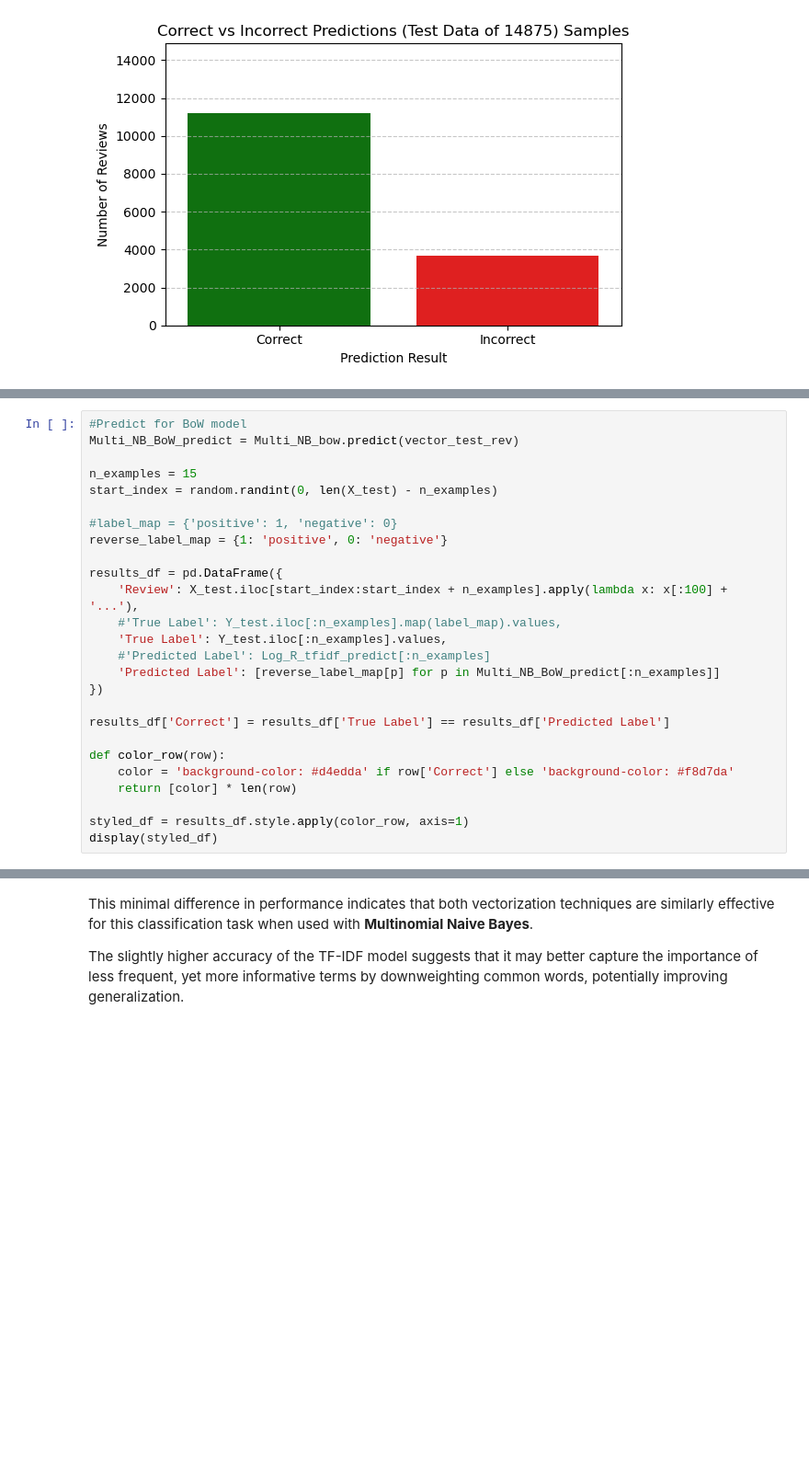
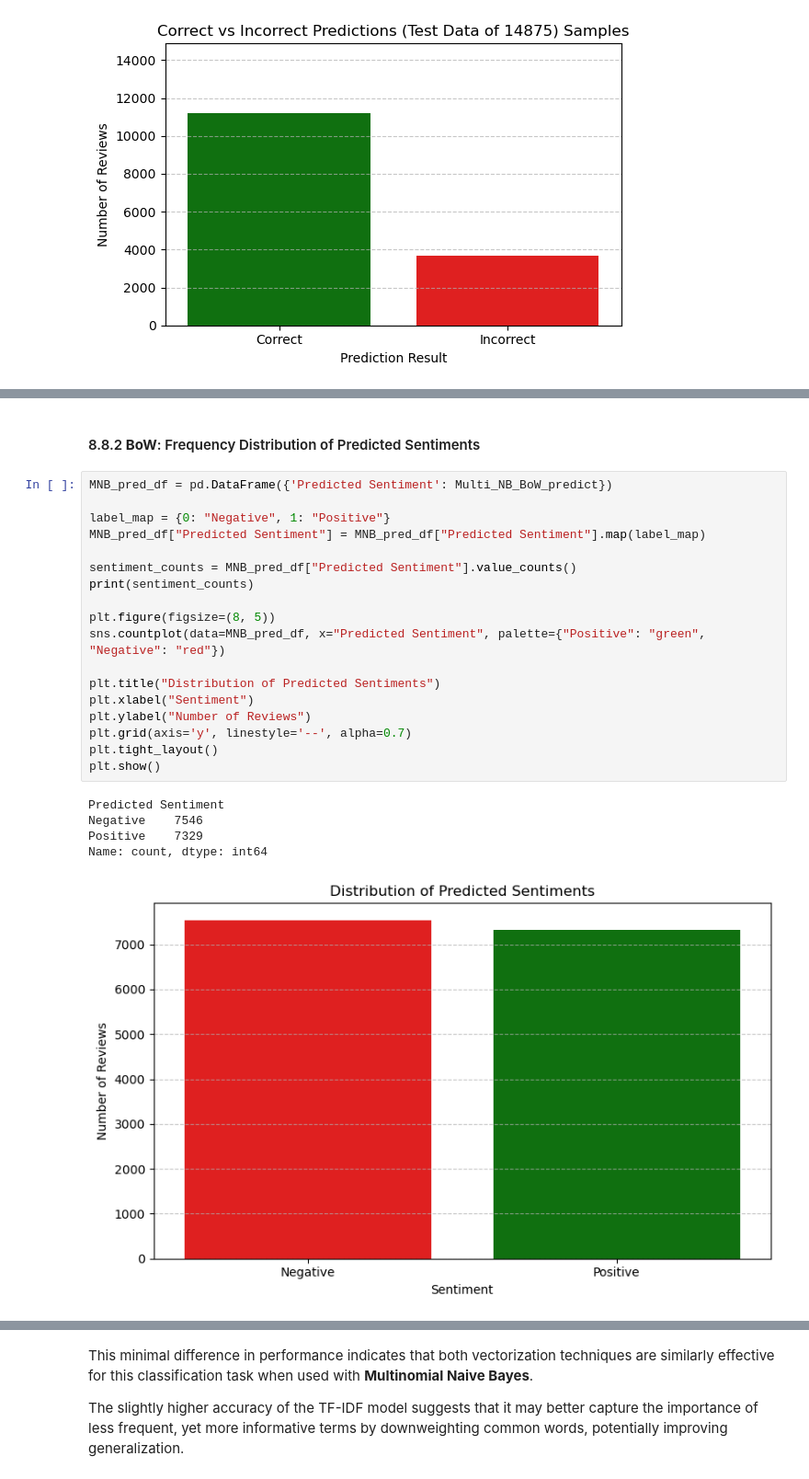
Before and after one commit to Sebaurzi02/Sentiment-Analysis-NLP-Model-Comparison, a Jupyter notebook: Sentiment_Analysis.ipynb, the cells around one changed output, grey strips where cells are left out. Shown at 92% size. Drawn from its saved outputs; the diff is of its cells as text; blank space fills up the shorter version.

```diff
--- a/Sentiment_Analysis.ipynb
+++ b/Sentiment_Analysis.ipynb
@@ -1265,26 +1262,0 @@ Incorrect predictions: 3663
-# %%
-#Predict for BoW model
-Multi_NB_BoW_predict = Multi_NB_bow.predict(vector_test_rev)
-
-n_examples = 15
-start_index = random.randint(0, len(X_test) - n_examples)
-
-#label_map = {'positive': 1, 'negative': 0}
-reverse_label_map = {1: 'positive', 0: 'negative'}
-
-results_df = pd.DataFrame({
-    'Review': X_test.iloc[start_index:start_index + n_examples].apply(lambda x: x[:100] + '...'),
-    #'True Label': Y_test.iloc[:n_examples].map(label_map).values,
-    'True Label': Y_test.iloc[:n_examples].values,
-    #'Predicted Label': Log_R_tfidf_predict[:n_examples]
-    'Predicted Label': [reverse_label_map[p] for p in Multi_NB_BoW_predict[:n_examples]]
-})
-
-results_df['Correct'] = results_df['True Label'] == results_df['Predicted Label']
-
-def color_row(row):
-    color = 'background-color: #d4edda' if row['Correct'] else 'background-color: #f8d7da'
-    return [color] * len(row)
-
-styled_df = results_df.style.apply(color_row, axis=1)
-display(styled_df)
@@ -1327,0 +1290,26 @@ Multi_NB_score_BoW : 0.7575879802359584
+# %% [markdown]
+#### 8.8.2 **BoW**: Frequency Distribution of Predicted Sentiments
+# %%
+MNB_pred_df = pd.DataFrame({'Predicted Sentiment': Multi_NB_BoW_predict})
+
+label_map = {0: "Negative", 1: "Positive"}
+MNB_pred_df["Predicted Sentiment"] = MNB_pred_df["Predicted Sentiment"].map(label_map)
+
+sentiment_counts = MNB_pred_df["Predicted Sentiment"].value_counts()
+print(sentiment_counts)
+
+plt.figure(figsize=(8, 5))
+sns.countplot(data=MNB_pred_df, x="Predicted Sentiment", palette={"Positive": "green", "Negative": "red"})
+
+plt.title("Distribution of Predicted Sentiments")
+plt.xlabel("Sentiment")
+plt.ylabel("Number of Reviews")
+plt.grid(axis='y', linestyle='--', alpha=0.7)
+plt.tight_layout()
+plt.show()
+# %% [output]
+Predicted Sentiment
+Negative    7546
+Positive    7329
+Name: count, dtype: int64
+[figure, added]
```
Also changed, not shown: parts of 21 cells of this notebook.
